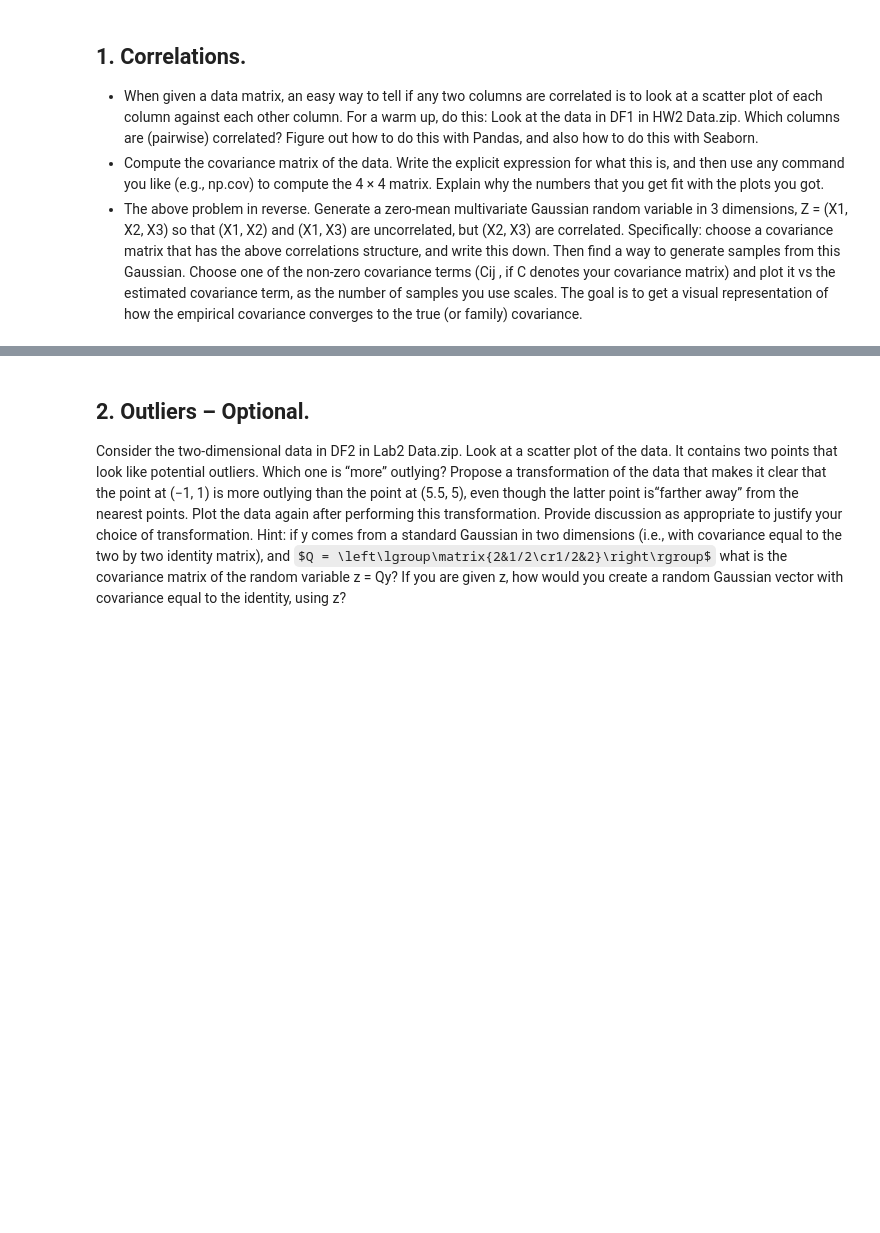
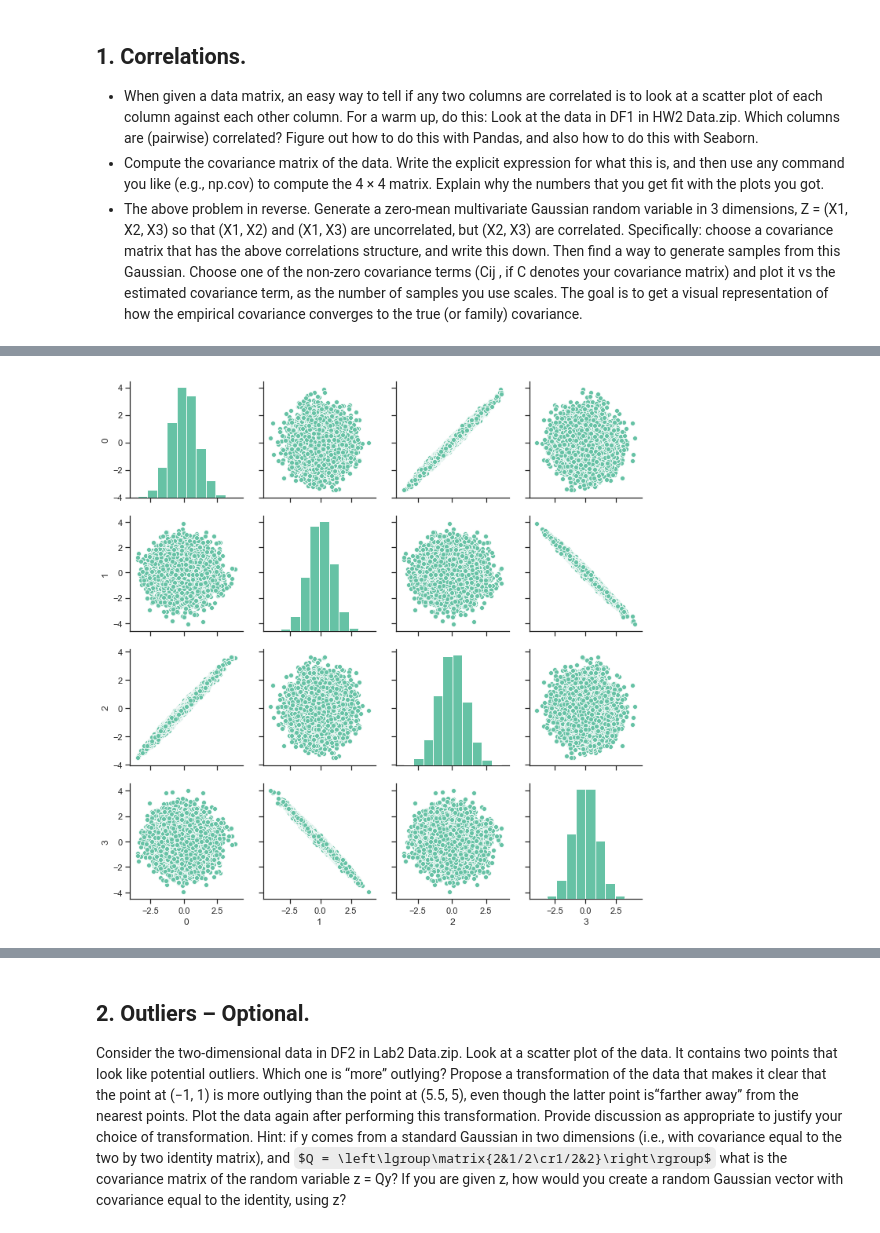
Before and after one commit to smitches/Business-Data-Science, a Jupyter notebook: HW2/HW2.ipynb, the cells around one changed output, grey strips where cells are left out. Cells and saved outputs as stored; diff of their text form; code cells hidden in the pictures; some formulas as TeX source; blank space fills up the shorter version.

```diff
--- a/HW2/HW2.ipynb
+++ b/HW2/HW2.ipynb
@@ -16,0 +54,5 @@ covariance converges to the true (or family) covariance.
+# %%
+dfplot = sns.pairplot(df)
+sns.despine()
+# %% [output]
+[figure, added]
```
Also changed, not shown: parts of 16 cells of this notebook.
